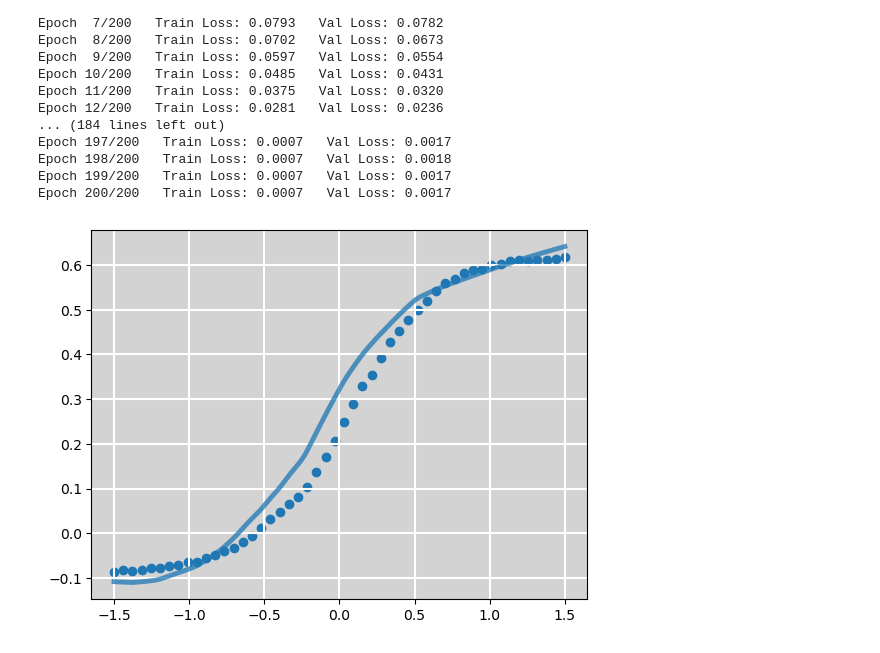
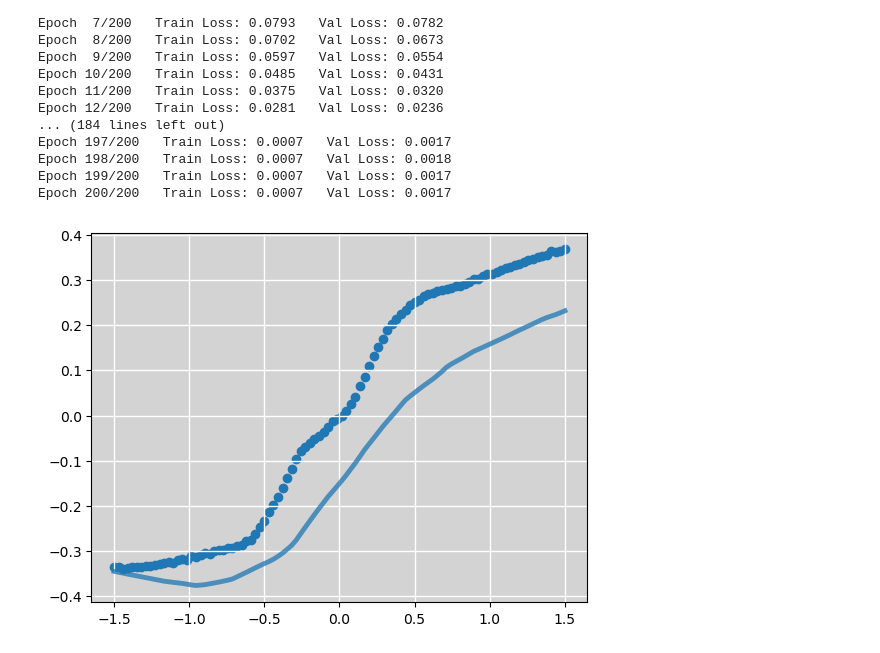
Before and after one commit to jwass1997/kmc_project, a Jupyter notebook: scripts/python_scripts/surrogate_model.ipynb, the cells around one changed output. Saved outputs shown, nothing was run; the diff lists cells and outputs as text; code cells hidden in the pictures.

```diff
--- a/scripts/python_scripts/surrogate_model.ipynb
+++ b/scripts/python_scripts/surrogate_model.ipynb
@@ -6,6 +6,3 @@ import numpy as np
 import matplotlib.pyplot as plt
 
 from sklearn.model_selection import train_test_split
-# %%
-device = torch.device("cuda" if torch.cuda.is_available() else "cpu")
-print(device)
@@ -192,28 +187,32 @@ Epoch 200/200   Train Loss: 0.0007   Val Loss: 0.0017
 # %%
 torch.save(model.state_dict(), "best_model.pth")
 # %%
-sim_curve = np.load("/gpfs/bwfor/work/ws/hd_gy283-my_data/test_folder/test_file_6969.npz")
+state_dict = torch.load(f="best_model.pth")
+model.load_state_dict(state_dict=state_dict)
+model.eval()
+
+sim_curve = np.load("/gpfs/bwfor/work/ws/hd_gy283-my_data/test_folder/test_file_7000.npz")
 vs_ = torch.linspace(-1.5, 1.5, 50)
 
 n = 100
 vs = torch.linspace(-1.5, 1.5, n)
 
-x = torch.tensor([0.0, 0.0, 0.5, 1.3, 1.2, -0.9, -0.1, 1.0])
+x = torch.tensor([0.0, 0.0, 1.5, -0.3, 1.0, -1.1, -0.8, -0.2])
 control_volts = x.unsqueeze(0).repeat(n, 1)
 control_volts[:, 1] = vs
 
 out = model(control_volts)
 
 plot_kwargs = {
     "lw": 3.5,
     "alpha": 0.75
 }
-plt.scatter(vs_, sim_curve["current"])
+plt.scatter(vs, sim_curve["current"])
 plt.plot(vs, out.detach(), **plot_kwargs, zorder=3)
 ax = plt.gca()
 ax.grid(True)
 ax.set_facecolor("lightgrey")
-ax.xaxis.grid(color="w", lw=1.5)
-ax.yaxis.grid(color="w", lw=1.5)
+ax.xaxis.grid(color="w", lw=1.)
+ax.yaxis.grid(color="w", lw=1.)
 # %% [output]
-[figure, old version]
+[figure, new version]
```
Also changed, not shown: parts of 1 cell of this notebook, 46 other files.
